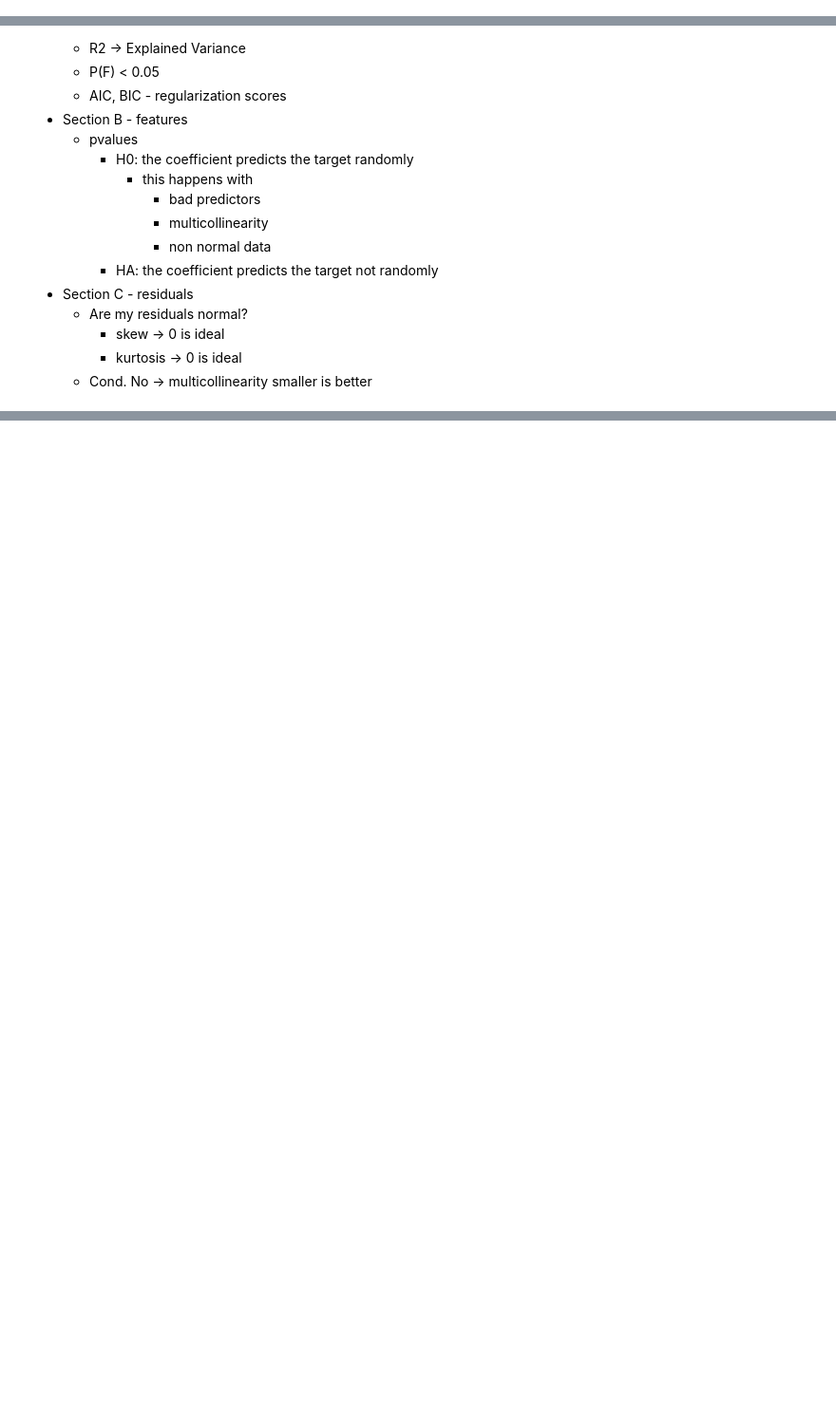
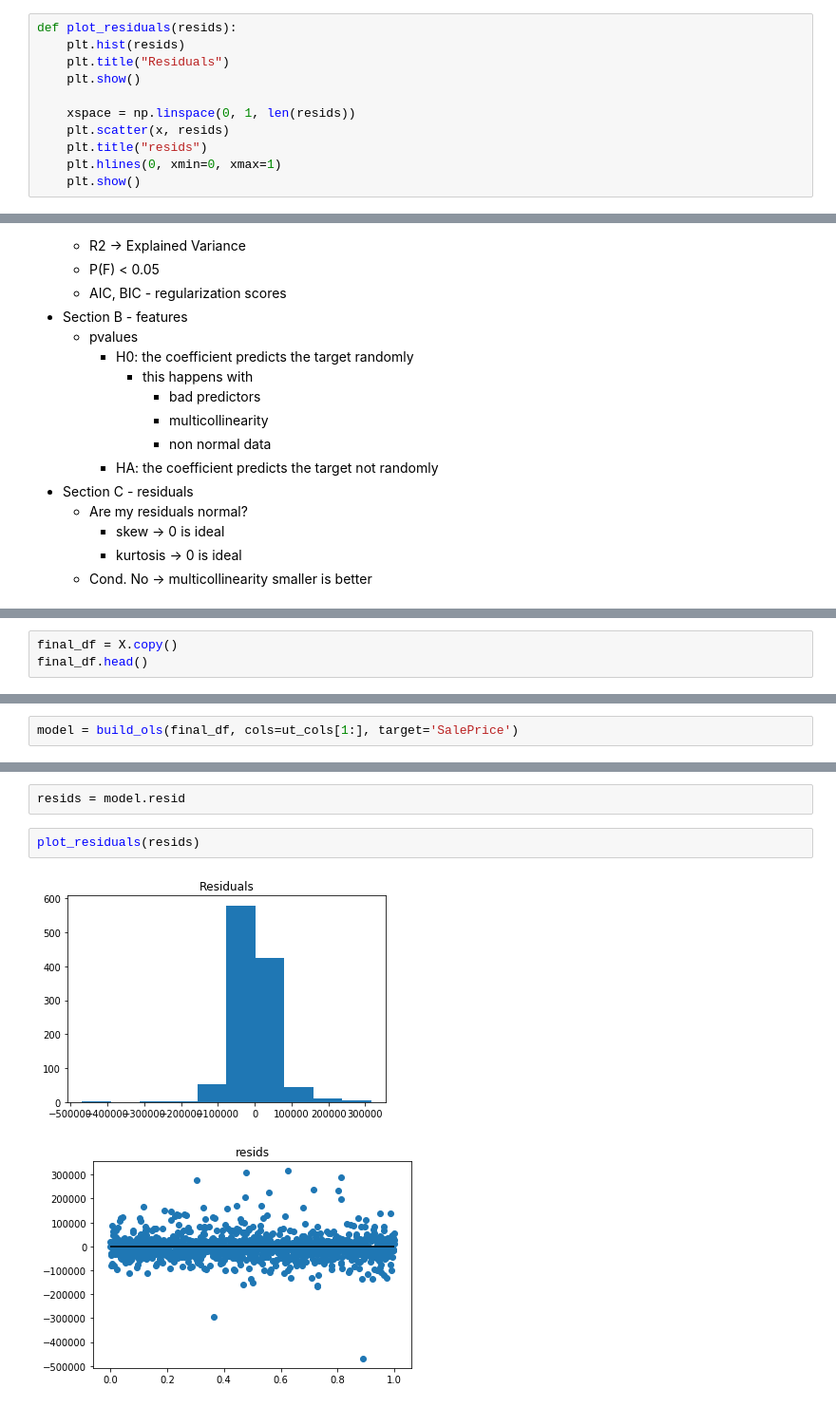
Before and after one commit to erdosn/mod2-sec18-linear-regression, a Jupyter notebook: linear-regression.ipynb, the cells around one changed output, grey strips where cells are left out. Shown at 95% size. Cells and saved outputs as stored; diff of their text form; blank space fills up the shorter version.

```diff
--- a/linear-regression.ipynb
+++ b/linear-regression.ipynb
@@ -457,3 +462,14 @@ def build_ols(df=numerical_df, cols=['LotFrontage', 'GarageArea', 'GrLivArea'],
+# %%
+def plot_residuals(resids):
+    plt.hist(resids)
+    plt.title("Residuals")
+    plt.show()
+
+    xspace = np.linspace(0, 1, len(resids))
+    plt.scatter(x, resids)
+    plt.title("resids")
+    plt.hlines(0, xmin=0, xmax=1)
+    plt.show()
 # %%
 build_ols(df=numerical_df, cols=ut_cols[1:])
 # %% [output]
@@ -517,0 +544,3 @@ Warnings:
+# %%
+final_df = X.copy()
+final_df.head()
@@ -517,0 +583,2 @@ Warnings:
+# %%
+model = build_ols(final_df, cols=ut_cols[1:], target='SalePrice')
@@ -517,0 +603,7 @@ Warnings:
+# %%
+resids = model.resid
+# %%
+plot_residuals(resids)
+# %% [output]
+[figure, added]
+[figure, added]
```
Also changed, not shown: parts of 58 cells of this notebook, 7 other files.
